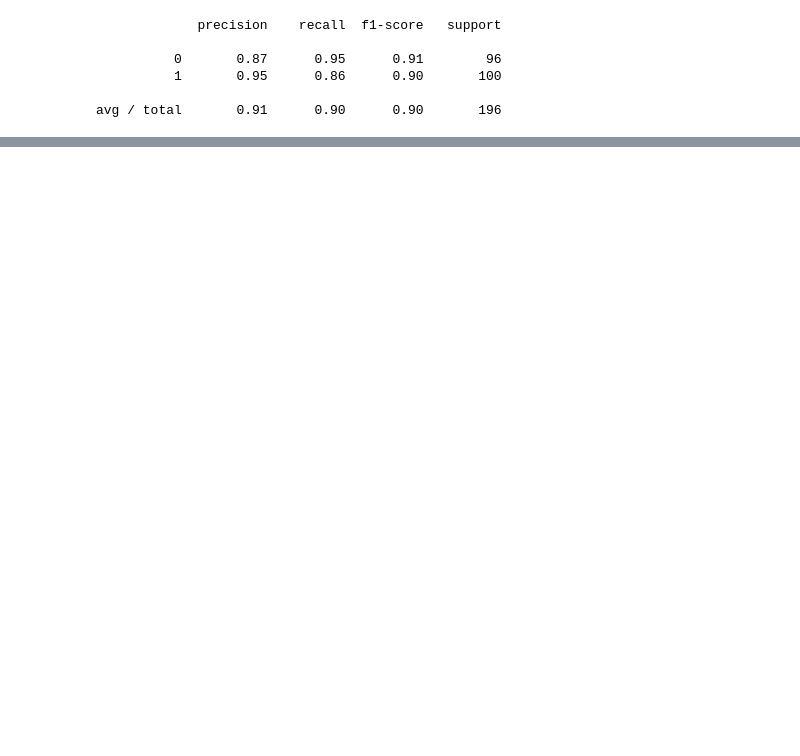
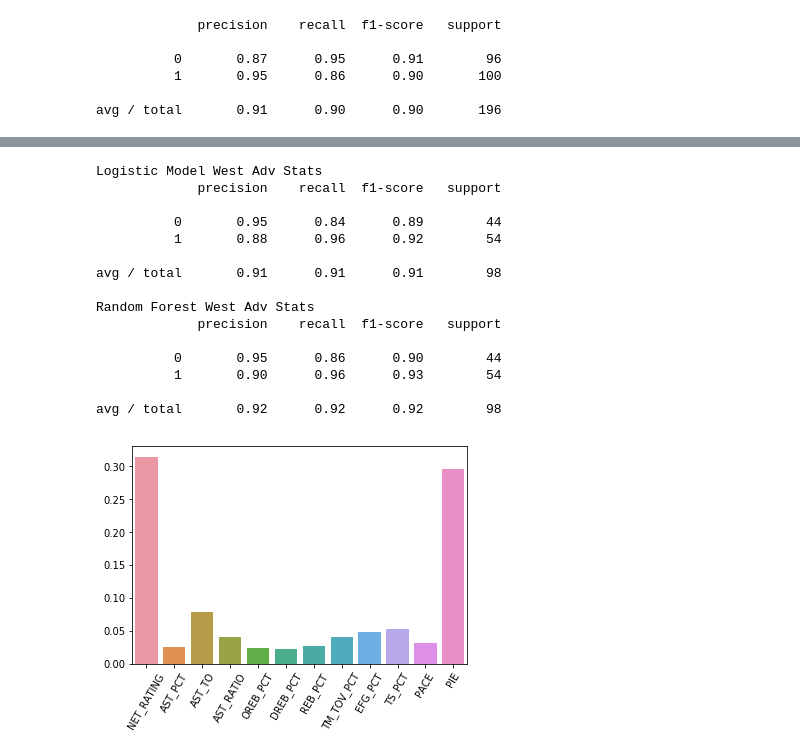
Before and after one commit to parasm/NBAPlayoffPredictor, a Jupyter notebook: playoffs/playoffs.ipynb, the cells around one changed output, grey strips where cells are left out. Cells and saved outputs as stored; diff of their text form; code cells hidden in the pictures; blank space fills up the shorter version.

```diff
--- a/playoffs/playoffs.ipynb
+++ b/playoffs/playoffs.ipynb
@@ -134,0 +296,34 @@ Advanced Prediciton: CHA [0]
+# %%
+X_train, X_test, y_train, y_test = train_test_split(playoff_adv_west_features, playoff_adv_west['PLAYOFFS'], test_size=0.30, random_state=19)
+print("Logistic Model West Adv Stats ")
+logistic_model = LogisticRegression()
+logistic_model.fit(X_train, y_train)
+predictions = logistic_model.predict(X_test)
+print(classification_report(y_test,predictions))
+
+print("Random Forest West Adv Stats ")
+regular_rf = RandomForestClassifier(n_estimators=100)
+regular_rf.fit(X_train,y_train)
+predictions = regular_rf.predict(X_test)
+print(classification_report(y_test,predictions))
+
+feature_weights = regular_rf.feature_importances_
+bar_plot = sns.barplot(x=a_features,y=feature_weights)
+ticks = plt.xticks(rotation=60)
+# %% [output]
+Logistic Model West Adv Stats
+             precision    recall  f1-score   support
+
+          0       0.95      0.84      0.89        44
+          1       0.88      0.96      0.92        54
+
+avg / total       0.91      0.91      0.91        98
+
+Random Forest West Adv Stats
+             precision    recall  f1-score   support
+
+          0       0.95      0.86      0.90        44
+          1       0.90      0.96      0.93        54
+
+avg / total       0.92      0.92      0.92        98
+[figure, added]
```
Also changed, not shown: parts of 19 cells of this notebook, 48 other files.
